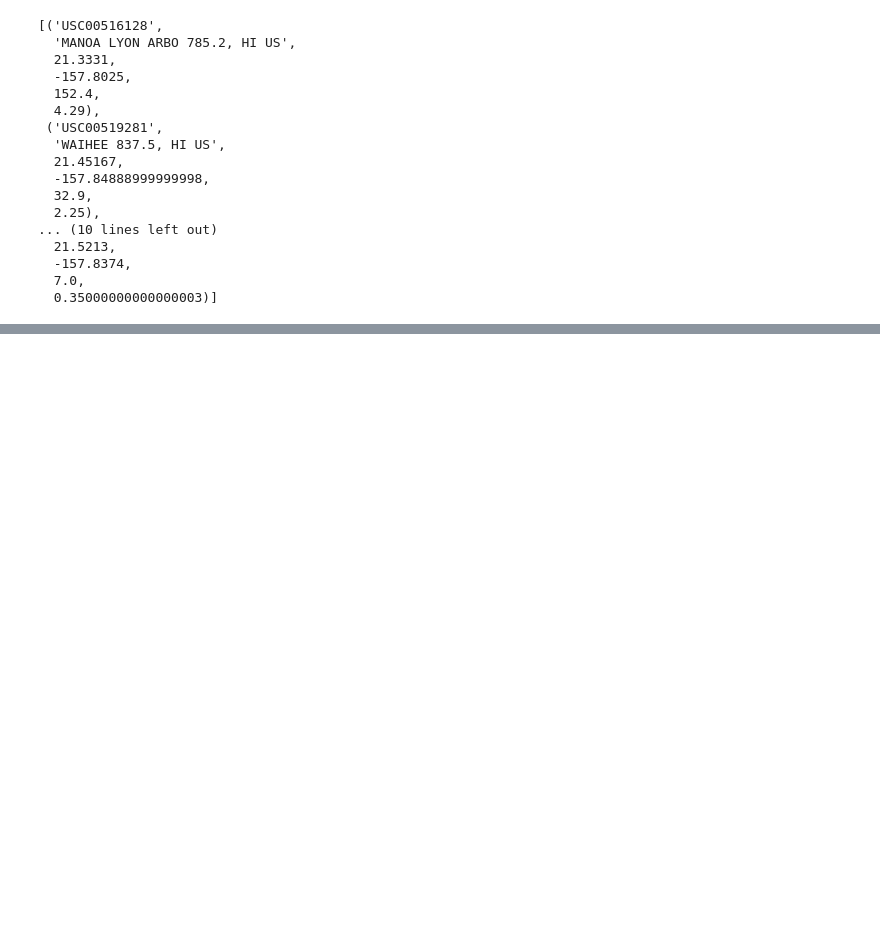
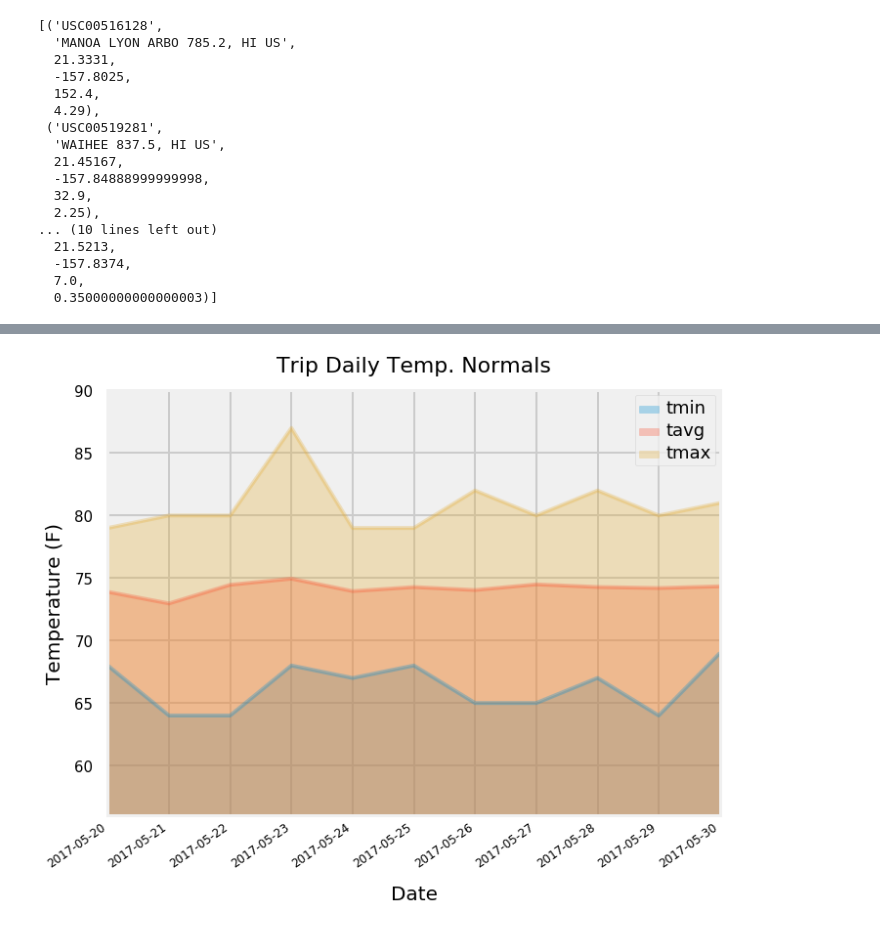
Before and after one commit to L0per/sqlalchemy-challenge, a Jupyter notebook: climate.ipynb, the cells around one changed output, grey strips where cells are left out. Drawn from its saved outputs; the diff is of its cells as text; code cells hidden in the pictures; blank space fills up the shorter version.

```diff
--- a/climate.ipynb
+++ b/climate.ipynb
@@ -451,0 +385,11 @@ daily_normals("01-01")
+# %%
+# Get list of days of trip in mm-dd format
+trip_days = range_to_days(trip_start, trip_end)
+
+# Append daily normals for tip days into normals list
+normals=[]
+for x in trip_days:
+    normals.append(daily_normals(x)[0])
+
+# Print list containg temperature normals for each day
+print(normals)
@@ -451,0 +398,9 @@ daily_normals("01-01")
+# %%
+# Convert dates to pandas datetime and then to python datetime for matplotlib plotting
+index = pd.date_range(start = trip_start, end = trip_end, freq = "D")
+index = [pd.to_datetime(date, format='%Y-%m-%d').date() for date in index]
+
+# Create pandas datafreame using normals list and converted dates
+trip_normals_df = pd.DataFrame(normals, columns=['tmin', 'tavg', 'tmax'], index=index)
+
+trip_normals_df
@@ -451,0 +420,25 @@ daily_normals("01-01")
+# %%
+# Plot unstacked areas of trip_normals_df
+fig, ax1 = plt.subplots(figsize=(10,8))
+trip_normals_df.plot.area(ax=ax1, stacked=False, alpha=0.3)
+
+# Axis
+ax1.set_ylim(56, 90)
+ax1.grid(which='both', axis='both' , linestyle='-', linewidth=2)
+
+# Ticks
+ax1.tick_params(axis='x', which='both', labelsize=12, pad=5, rotation=35)
+ax1.tick_params(axis='y', which='both', labelsize=15, pad=15)
+plt.setp( ax1.xaxis.get_majorticklabels(), ha="right" )
+
+# Axis Labels
+ax1.set_title('Trip Daily Temp. Normals', size=22, y = 1.03)
+ax1.set_ylabel("Temperature (F)", fontsize = 20, labelpad = 10)
+ax1.set_xlabel("Date", fontsize = 20, labelpad = 15)
+
+# Legend
+plt.setp(ax1.get_legend().get_texts(), fontsize='18')
+
+plt.show()
+# %% [output]
+[figure, added]
```
Also changed, not shown: parts of 21 cells of this notebook.
